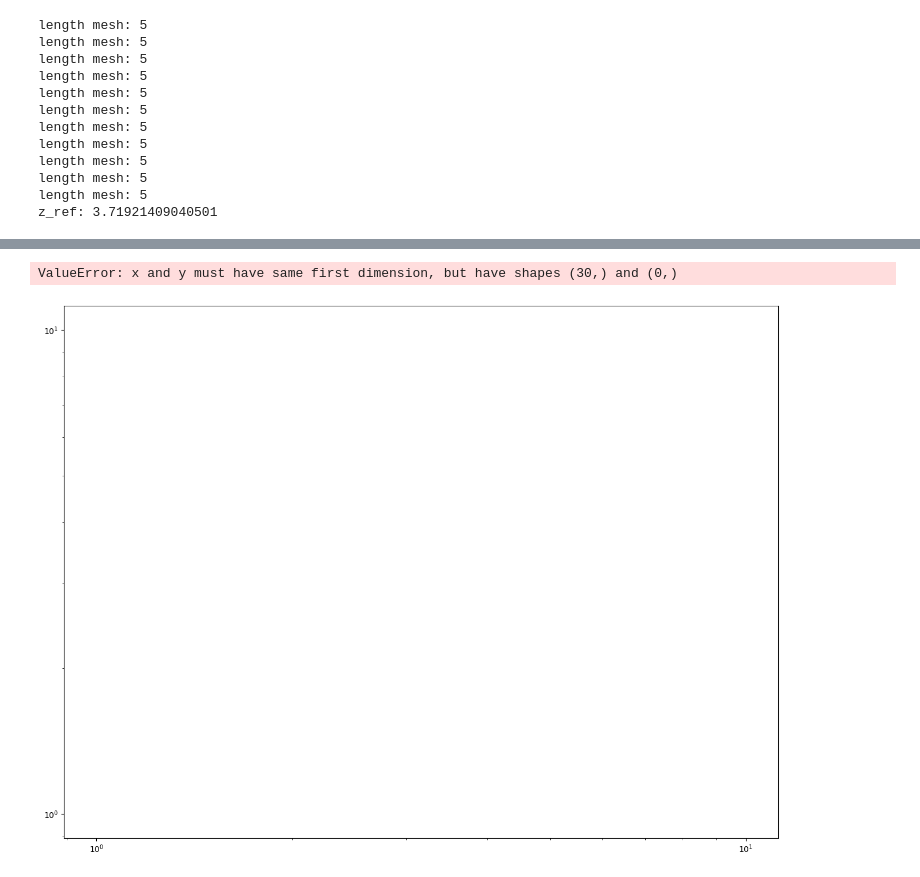
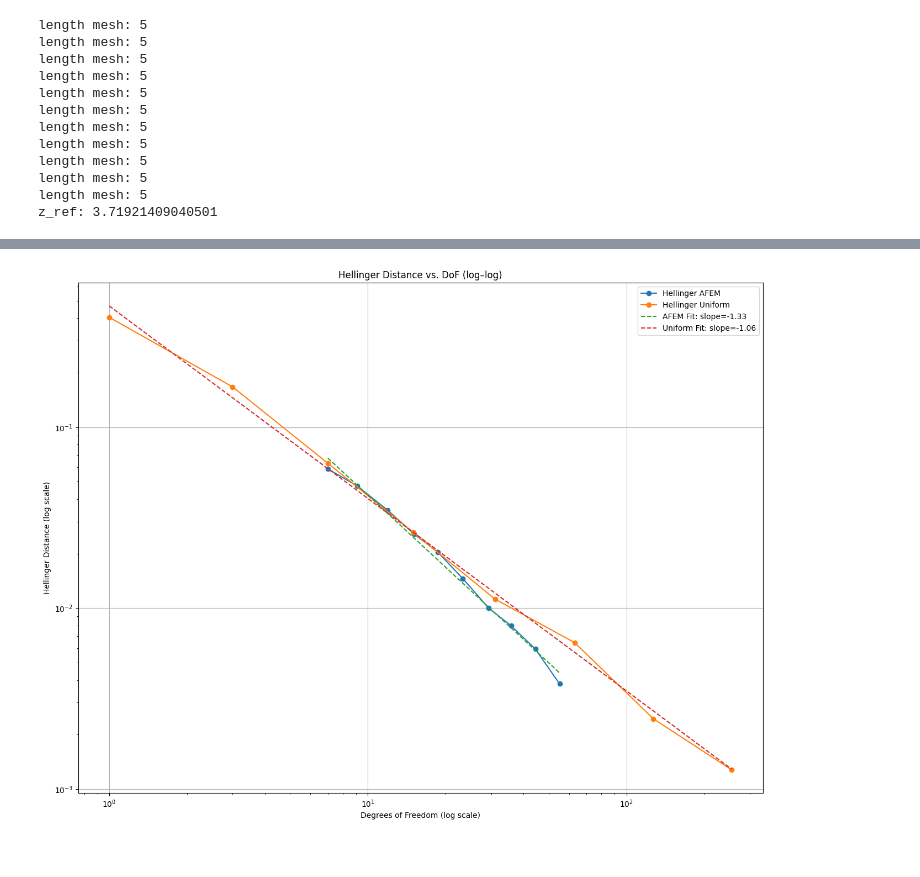
Before and after one commit to weiyuanoh/FYP, a Jupyter notebook: Hellinger Distance 2.ipynb, the cells around one changed output, grey strips where cells are left out. Cells and saved outputs as stored; diff of their text form; code cells hidden in the pictures.

Commit message:
Hellinger Distance New test 1

```diff
--- a/Hellinger Distance 2.ipynb
+++ b/Hellinger Distance 2.ipynb
@@ -750,7 +750,7 @@ final_mesh_ref, c_sol_ref, _ = refinement_loop2(beta = beta_ref, num_dorfler=num
 G_ref = compute_integral_x_dudx(final_mesh_ref, c_sol_ref)
 obs_scalar = G_ref + np.random.normal(0.0, 0.01)  # or 0 if no noise
 
-phi_ref = phi_scalar_parametric(obs_scalar, sigma, num_dorfler, dof_collector)
+phi_ref = phi_scalar_parametric(obs_scalar, sigma, num_dorfler, dof_collector_ref)
 z_ref = compute_normalising_constant(I, phi_ref, num_quad_points)
 print("z_ref:", z_ref)
 # %% [output]
@@ -798,10 +798,11 @@ for M in M_list:
 
         dof_vals.append(dof_M)
         M_vals.append(M)
+        H_afem_vals.append(H_M)
 
         print(f"M={M}, Z^M={Z_M:.6g}, dof_M={dof_M}, diff_in_z={diff_in_z_afem:.6g}")
 
-l_list = list(range(0, 15))
+l_list = list(range(1, 9))
 diff_in_z_uniform_vals = []
 M_vals_uniform = []
 H_vals_uniform = []
@@ -824,11 +825,12 @@ for l in l_list:
     Z_M_uniform = compute_normalising_constant(I, phi_M_uniform, num_quad_points)
 
     # 5) Optionally compute Hellinger distance
-    # H_uniform = compute_hellinger_distance(
-    #     phi_ref, z_ref,
-    #     phi_M_uniform, Z_M_uniform,
-    #     I, num_quad_points
-    # )
+    H_uniform = compute_hellinger_distance(
+        phi_ref, z_ref,
+        phi_M_uniform, Z_M_uniform,
+        I, num_quad_points
+    )
+    H_vals_uniform.append(H_uniform)
 
     # 6) The difference from reference
     diff_in_z_uniform = z_ref - Z_M_uniform
@@ -842,6 +844,7 @@ for l in l_list:
 
     dof_vals_uniform.append(dof_u)
 
+
     print(f"Uniform l={l}, z_ref={z_ref:.6g}, z_uniform={Z_M_uniform:.6g}, "
           f"avg DoF={dof_u:.1f}, diff_z={diff_in_z_uniform:.6g}")
 # %% [output]
@@ -871,20 +880,13 @@ print(len(diff_in_z_afem_vals))
 # %%
-dof_vals = dof_vals[1:]
-diff_in_z_afem_vals = diff_in_z_afem_vals[1:]
-print(len(dof_vals))
-print(len(diff_in_z_afem_vals))
-dof_vals_uniform = dof_vals_uniform[1:]
-diff_in_z_afem_vals = diff_in_z_afem_vals[1:]
-afem_slope, afem_intercept = np.polyfit(np.log(dof_vals), np.log(diff_in_z_afem_vals), 1)
-fit_afem = np.exp(afem_intercept)*np.power(dof_vals, afem_slope)
 
-uni_slope, uni_intercept = np.polyfit(np.log(dof_vals_uniform), np.log(diff_in_z_uniform_vals), 1)
-fit_uni = np.exp(uni_intercept)*np.power(dof_vals_uniform, uni_slope)
 
-log_dof_uniform = np.log(dof_vals_uniform)
-log_z_diff_uniform = np.log(diff_in_z_uniform_vals)
-slope_uniform, intercept_uniform = np.polyfit(log_dof_uniform, log_z_diff_uniform, 1)
-H_uniform_fit = np.exp(intercept_uniform) * (dof_vals_uniform **slope_uniform)
+# afem_slope, afem_intercept = np.polyfit(np.log(dof_vals), np.log(diff_in_z_afem_vals), 1)
+# fit_afem = np.exp(afem_intercept)*np.power(dof_vals, afem_slope)
+
+# uni_slope, uni_intercept = np.polyfit(np.log(dof_vals_uniform), np.log(diff_in_z_uniform_vals), 1)
+# fit_uni = np.exp(uni_intercept)*np.power(dof_vals_uniform, uni_slope)
+
+
 plt.figure(figsize=(16,12))
 plt.loglog(dof_vals, diff_in_z_afem_vals, 'o-', label='Z_M AFEM')
 plt.loglog(dof_vals_uniform, diff_in_z_uniform_vals, 'o-', label = 'Z_M Uniform')
@@ -913,18 +911,17 @@ TypeError: expected x and y to have same length
 # %%
 plt.figure(figsize=(16,12))
 plt.loglog(dof_vals, H_afem_vals, 'o-', label='Hellinger AFEM')
 plt.loglog(dof_vals_uniform, H_vals_uniform, 'o-', label = 'Hellinger Uniform')
-# plt.loglog(dof_vals, H_fit, '--', label=f'AFEM Fit: slope={slope_afem:.2f}')
-# plt.loglog(dof_vals_uniform, H_uniform_fit, '--', label=f'Uniform Fit: slope={slope_uniform:.2f}' )
+plt.loglog(dof_vals, H_fit, '--', label=f'AFEM Fit: slope={slope_afem:.2f}')
+plt.loglog(dof_vals_uniform, H_uniform_fit, '--', label=f'Uniform Fit: slope={slope_uniform:.2f}' )
 plt.xlabel('Degrees of Freedom (log scale)')
 plt.ylabel('Hellinger Distance (log scale)')
 plt.title('Hellinger Distance vs. DoF (log–log)')
 plt.legend()
 plt.grid(True)
 plt.show()
 # %% [output]
-ValueError: x and y must have same first dimension, but have shapes (30,) and (0,)
-[figure, old version]
+[figure, new version]
 # %%
 # num_quad_points = 20
 # xi, ci = np.polynomial.legendre.leggauss(num_quad_points)
```
Also changed, not shown: parts of 8 cells of this notebook.
